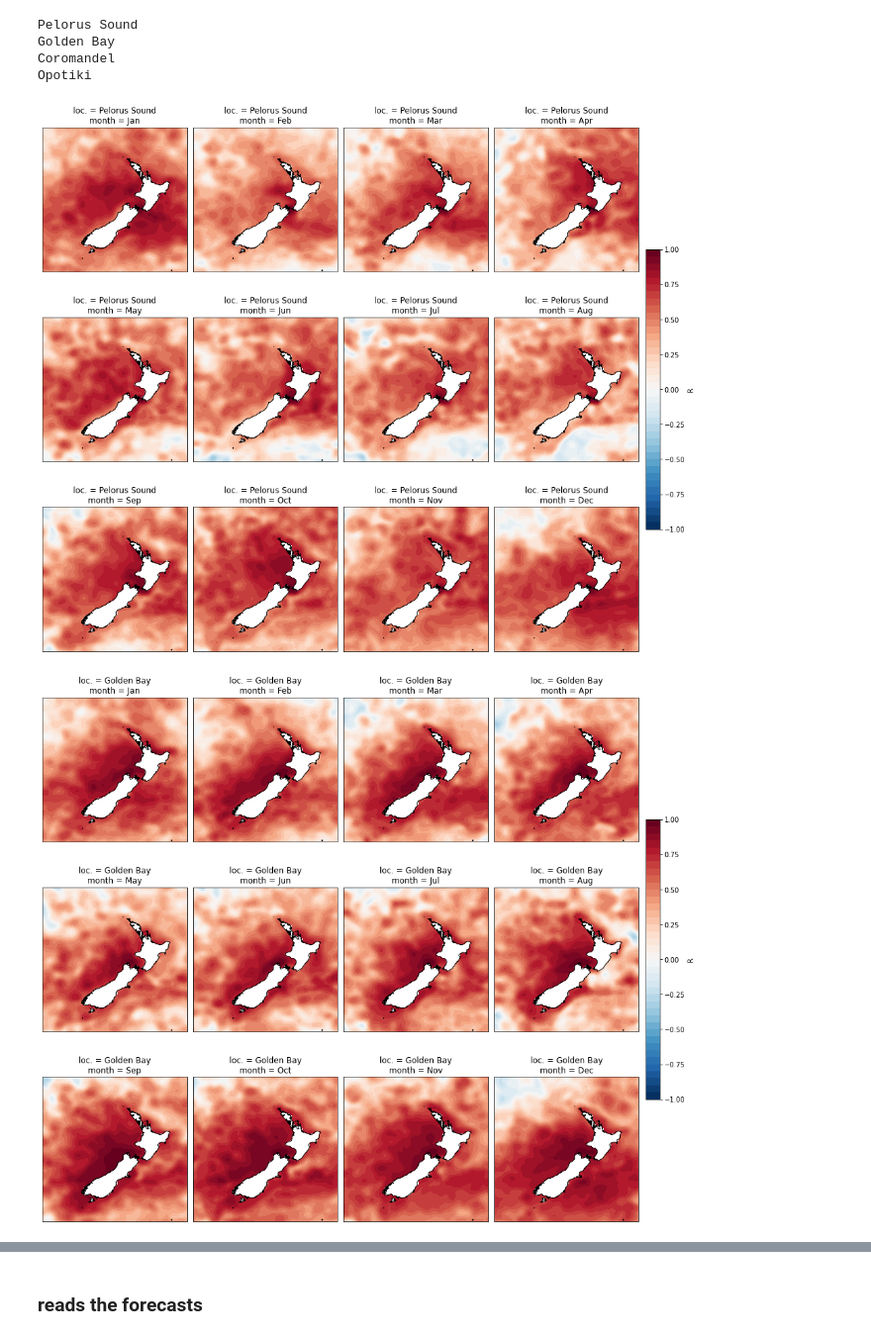
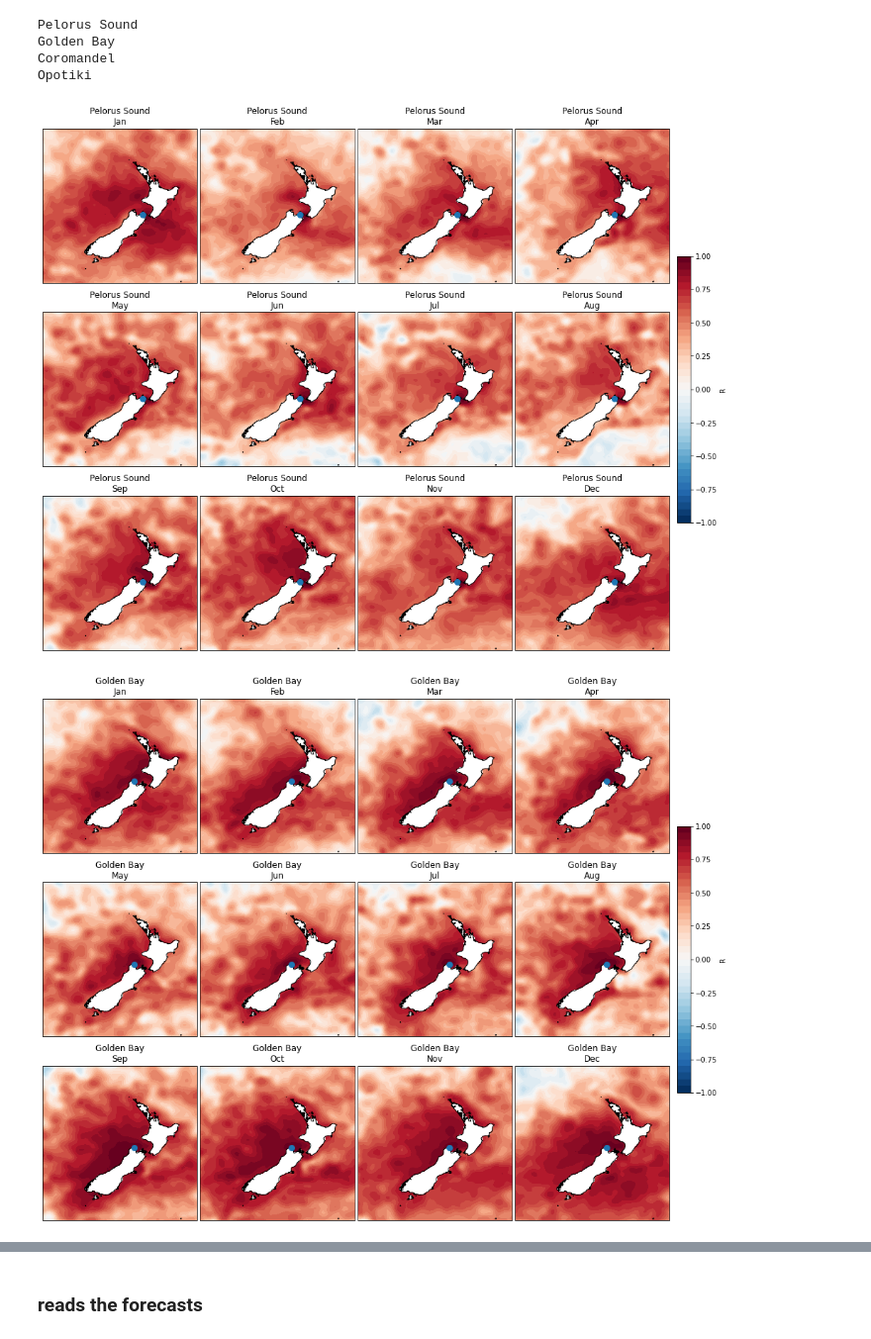
Before and after one commit to nicolasfauchereau/SST_forecasting, a Jupyter notebook: notebooks/SST_obs_correlations.ipynb, the cells around one changed output, grey strips where cells are left out. Shown at 99% size. Cells and saved outputs as stored; diff of their text form; code cells hidden in the pictures.

```diff
--- a/notebooks/SST_obs_correlations.ipynb
+++ b/notebooks/SST_obs_correlations.ipynb
@@ -252,4 +252,4 @@ for v in monthly_time_series_point_locations.data_vars.keys():
     R = R.expand_dims({"location": [v]})
     locations_R.append(R)
 # %%
-locations_R = xr.concat(locations_R, dim="location")
+locations_Rl = xr.concat(locations_R, dim="location")
@@ -314,30 +355,42 @@ Coromandel
 Opotiki
 # %%
 for location in point_locations.index:
+
     fg = Rm_locations.sel(location=location).plot.contourf(
         levels=np.arange(-1, 1.01, 0.05),
         col="month",
         col_wrap=4,
         subplot_kws={"projection": ccrs.PlateCarree(central_longitude=180)},
         transform=ccrs.PlateCarree(),
-        figsize=(15, 12),
+        figsize=(15, 11),
         cbar_kwargs={"shrink": 0.5, "pad": 0.01, "label": "R"},
     )
 
     for ax in fg.axs.flat:
+
+        coords = point_locations.loc[location,['lon','lat']]
+
+        ax.plot(
+            coords.lon,
+            coords.lat,
+            transform=ccrs.PlateCarree(),
+            marker="o",
+            markersize=8
+        )
+
         t = ax.get_title()
-        t = f"loc. = {location}\n{t}"
+        t = f"{location}\n{t.replace('month = ','')}"
         ax.set_title(t)
         ax.coastlines(resolution="10m")
 
     fg.fig.savefig(
         fig_path.joinpath(f"R_maps_point_location_obs_{location}_per_month.png"),
         **fig_kwargs,
     )
     fg.fig.savefig(
         fig_path.joinpath(f"R_maps_point_location_obs_{location}_per_month.pdf"),
         **fig_kwargs,
     )
 # %% [output]
-[figure, old version]
+[figure, new version]
-[figure, old version]
+[figure, new version]
```
Also changed, not shown: parts of 15 cells of this notebook.
